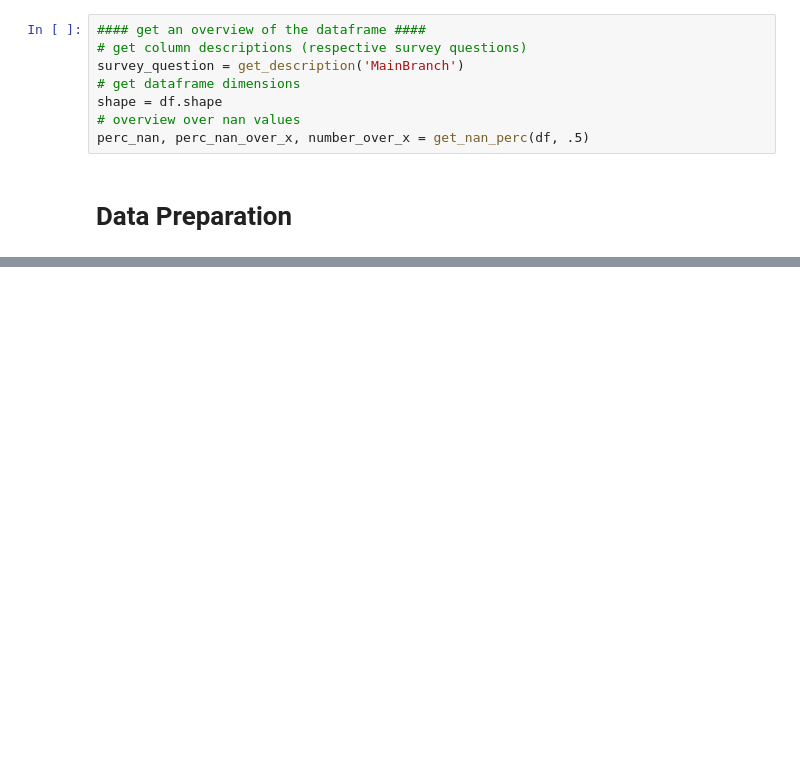
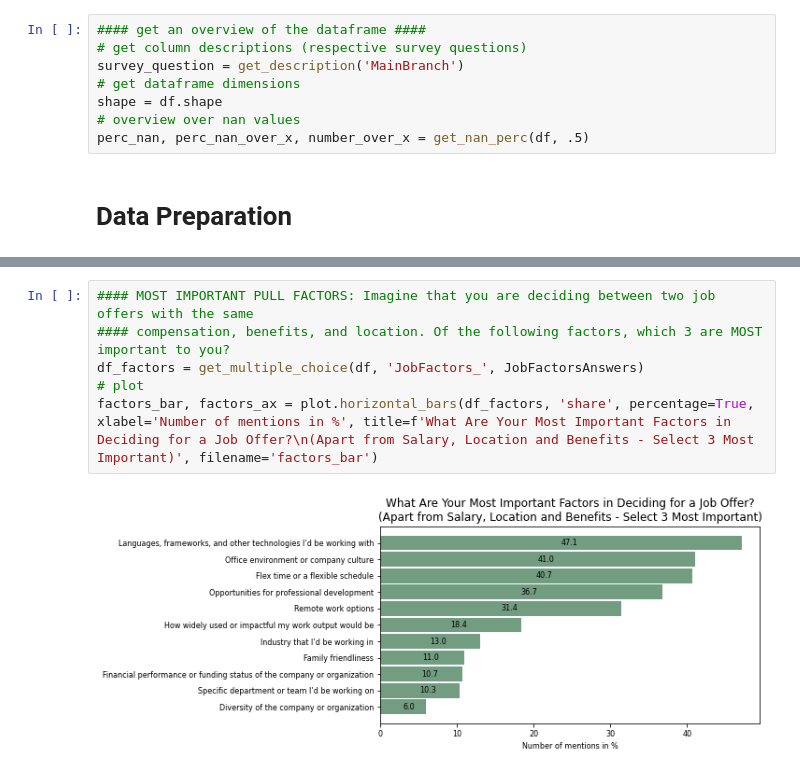
Before and after one commit to Andrea-Schulz/datascience, a Jupyter notebook: Project_1.ipynb, the cells around one changed output, grey strips where cells are left out. Saved outputs shown, nothing was run; the diff lists cells and outputs as text; blank space fills up the shorter version.

```diff
--- a/Project_1.ipynb
+++ b/Project_1.ipynb
@@ -182,0 +302,8 @@ happy_index = ['Very satisfied',
+# %%
+#### MOST IMPORTANT PULL FACTORS: Imagine that you are deciding between two job offers with the same
+#### compensation, benefits, and location. Of the following factors, which 3 are MOST important to you?
+df_factors = get_multiple_choice(df, 'JobFactors_', JobFactorsAnswers)
+# plot
+factors_bar, factors_ax = plot.horizontal_bars(df_factors, 'share', percentage=True, xlabel='Number of mentions in %', title=f'What Are Your Most Important Factors in Deciding for a Job Offer?\n(Apart from Salary, Location and Benefits - Select 3 Most Important)', filename='factors_bar')
+# %% [output]
+[figure, added]
```
Also changed, not shown: parts of 22 cells of this notebook, 1 other file.
